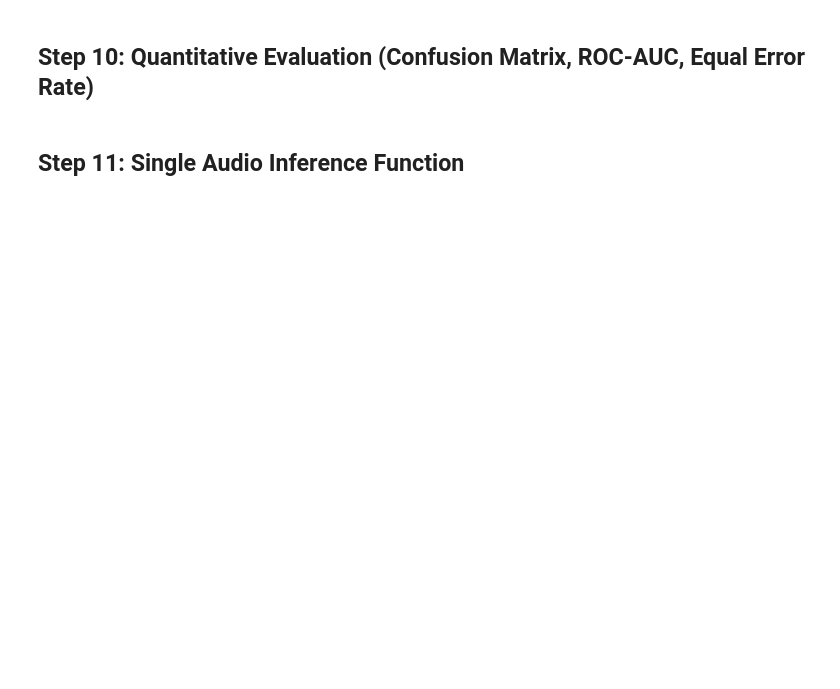
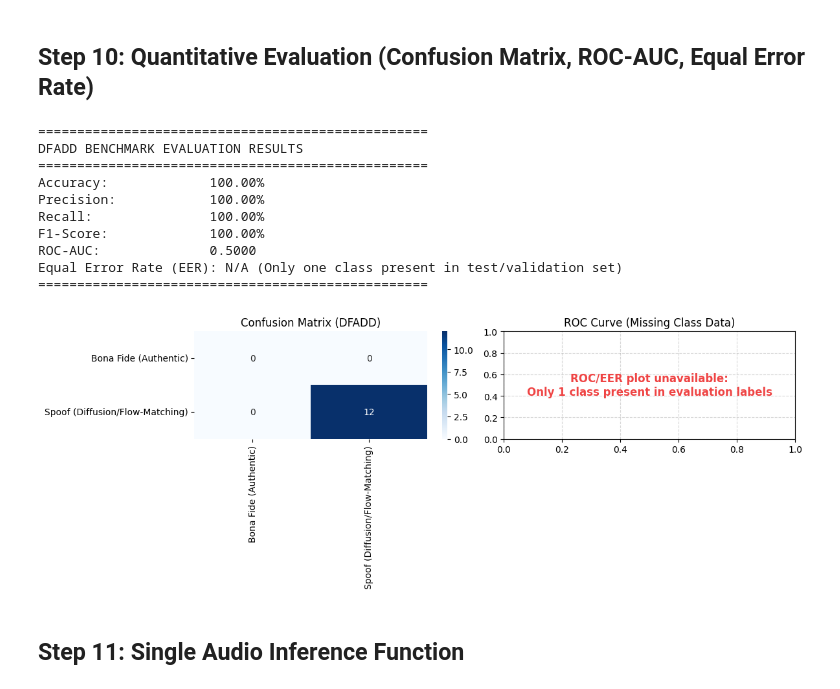
Before and after one commit to sadhika29/DEEPFAKE-AUDIO-DETECTION-USING-HYBRID-CNN-LSTM-NEURAL-NETWORKS, a Jupyter notebook: notebooks/Deepfake_Audio_Detection_CNN_LSTM.ipynb, the cells around one changed output. Saved outputs shown, nothing was run; the diff lists cells and outputs as text; code cells hidden in the pictures; blank space fills up the shorter version.

```diff
--- a/notebooks/Deepfake_Audio_Detection_CNN_LSTM.ipynb
+++ b/notebooks/Deepfake_Audio_Detection_CNN_LSTM.ipynb
@@ -415,45 +464,74 @@ for i in range(len(val_gen)):
     y_scores.extend(preds)
     y_true.extend(yb.flatten())
 
 y_true = np.array(y_true)
 y_scores = np.array(y_scores)
 y_pred = (y_scores >= 0.5).astype(int)
 
 acc = accuracy_score(y_true, y_pred)
 prec = precision_score(y_true, y_pred, zero_division=0)
 rec = recall_score(y_true, y_pred, zero_division=0)
 f1 = f1_score(y_true, y_pred, zero_division=0)
-roc_auc = roc_auc_score(y_true, y_scores) if len(np.unique(y_true)) > 1 else 0.5
 
-fpr, tpr, _ = roc_curve(y_true, y_scores)
-fnr = 1 - tpr
-eer_idx = np.nanargmin(np.abs(fpr - fnr))
-eer = (fpr[eer_idx] + fnr[eer_idx]) / 2.0
+# Check if both classes are present in y_true to prevent NaN errors in ROC/EER computation
+has_both_classes = len(np.unique(y_true)) > 1
+
+if has_both_classes:
+    roc_auc = roc_auc_score(y_true, y_scores)
+    fpr, tpr, _ = roc_curve(y_true, y_scores)
+    fnr = 1 - tpr
+    eer_idx = np.nanargmin(np.abs(fpr - fnr))
+    eer = (fpr[eer_idx] + fnr[eer_idx]) / 2.0
+else:
+    roc_auc = 0.5
+    fpr, tpr = np.array([0, 1]), np.array([0, 1])
+    eer = 0.5
 
 print("=" * 50)
 print("DFADD BENCHMARK EVALUATION RESULTS")
 print("=" * 50)
 print(f"Accuracy:             {acc * 100:.2f}%")
 print(f"Precision:            {prec * 100:.2f}%")
 print(f"Recall:               {rec * 100:.2f}%")
 print(f"F1-Score:             {f1 * 100:.2f}%")
 print(f"ROC-AUC:              {roc_auc:.4f}")
-print(f"Equal Error Rate (EER): {eer * 100:.2f}%")
+if has_both_classes:
+    print(f"Equal Error Rate (EER): {eer * 100:.2f}%")
+else:
+    print("Equal Error Rate (EER): N/A (Only one class present in test/validation set)")
 print("=" * 50)
 
 fig, axes = plt.subplots(1, 2, figsize=(12, 4.5))
-cm = confusion_matrix(y_true, y_pred)
+cm = confusion_matrix(y_true, y_pred, labels=[0, 1])
 sns.heatmap(cm, annot=True, fmt="d", cmap="Blues", xticklabels=CLASS_NAMES, yticklabels=CLASS_NAMES, ax=axes[0])
 axes[0].set_title("Confusion Matrix (DFADD)")
 
-axes[1].plot(fpr, tpr, color="#2563eb", lw=2, label=f"ROC (AUC = {roc_auc:.4f})")
-axes[1].plot([0, 1], [0, 1], "--", color="#9ca3af")
-axes[1].scatter([eer], [1 - eer], color="#dc2626", s=50, label=f"EER = {eer * 100:.2f}%")
-axes[1].set_title("ROC Curve (Equal Error Rate)")
-axes[1].legend()
+if has_both_classes:
+    axes[1].plot(fpr, tpr, color="#2563eb", lw=2, label=f"ROC (AUC = {roc_auc:.4f})")
+    axes[1].plot([0, 1], [0, 1], "--", color="#9ca3af")
+    axes[1].scatter([eer], [1 - eer], color="#dc2626", s=50, label=f"EER = {eer * 100:.2f}%")
+    axes[1].set_title("ROC Curve (Equal Error Rate)")
+    axes[1].legend()
+else:
+    axes[1].text(0.5, 0.5, "ROC/EER plot unavailable:\nOnly 1 class present in evaluation labels",
+                 ha='center', va='center', fontsize=12, color='#ef4444', weight='bold')
+    axes[1].set_title("ROC Curve (Missing Class Data)")
+
 axes[1].grid(True, ls="--", alpha=0.5)
 plt.tight_layout()
 plt.show()
+# %% [output]
+==================================================
+DFADD BENCHMARK EVALUATION RESULTS
+==================================================
+Accuracy:             100.00%
+Precision:            100.00%
+Recall:               100.00%
+F1-Score:             100.00%
+ROC-AUC:              0.5000
+Equal Error Rate (EER): N/A (Only one class present in test/validation set)
+==================================================
+[figure, added]
 # %% [markdown]
 ## Step 11: Single Audio Inference Function
 # %%
```
Also changed, not shown: parts of 7 cells of this notebook.
